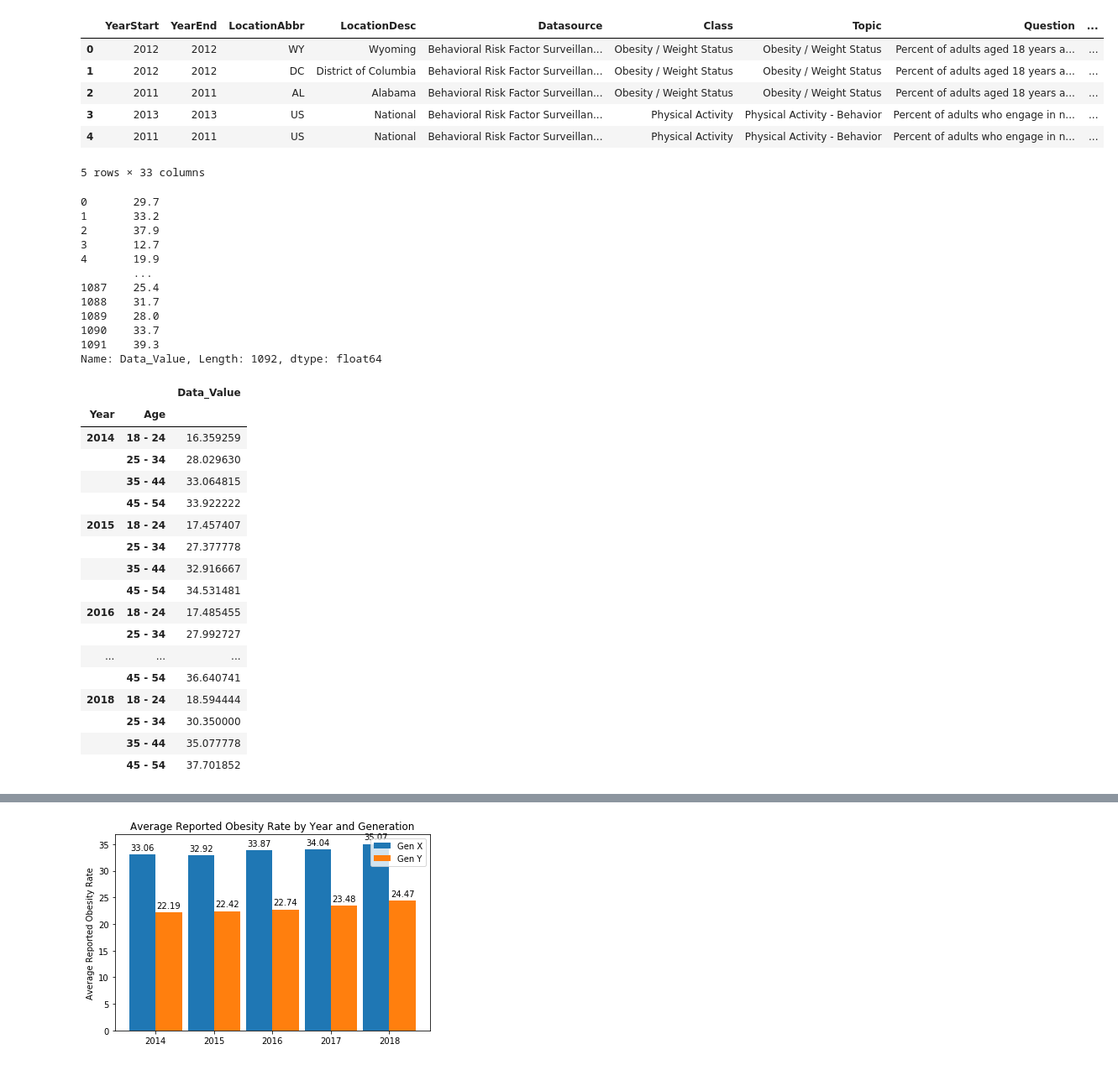
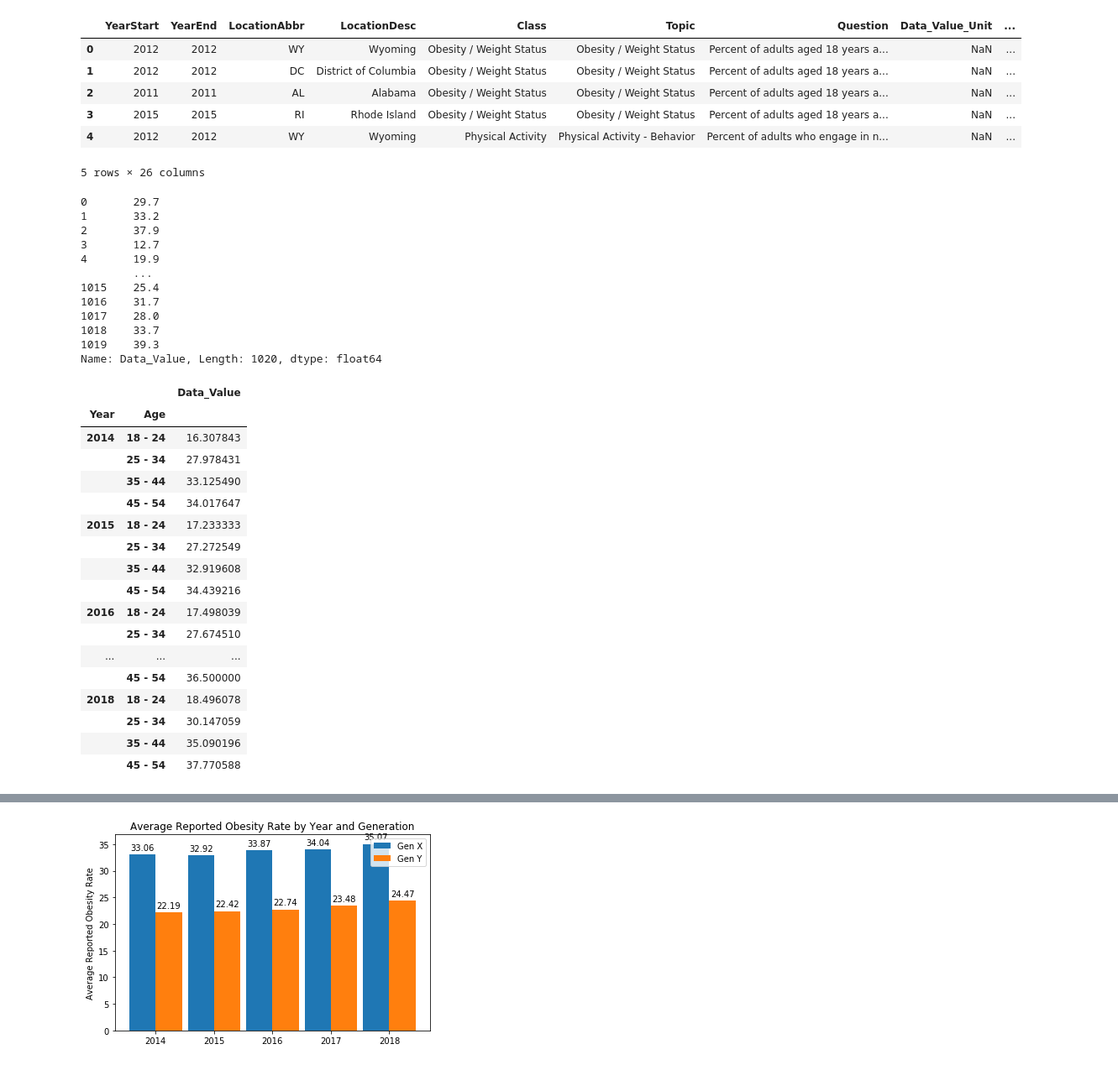
Before and after one commit to darkulzer/Project_1, a Jupyter notebook: Project1_Group2.ipynb, the cells around one changed output, grey strips where cells are left out. Shown: that part at 84% size. Cells and saved outputs as stored; diff of their text form; code cells hidden in the pictures.

```diff
--- a/Project1_Group2.ipynb
+++ b/Project1_Group2.ipynb
@@ -21,26 +21,26 @@ import random
 #!pwd
 # %%
 #load data
-csv_path = "Resources/NutritionPhysicalActivityObesity.csv"
+csv_path = "Resources/NutritionPhysicalActivityandObesity.csv"
 nutrition_data = pd.read_csv(csv_path)
 age_groups = nutrition_data.groupby('Age(years)')
 year_groups = nutrition_data.groupby('YearEnd')
 
 # Create a dataframe counting the number of data points for each age
 age_groups_count = pd.DataFrame(age_groups['Age(years)'].count())
 year_groups_count = pd.DataFrame(year_groups['YearEnd'].count())
 
 # View the groupby dataframe
 age_groups_count
 nutrition_data.head()
 # %% [output]
-|  | YearStart | YearEnd | LocationAbbr | LocationDesc | Datasource | Class | Topic | Question | ... |
-| 0 | 2012 | 2012 | WY | Wyoming | Behavioral Risk Factor Surveillan... | Obesity / Weight Status | Obesity / Weight Status | Percent of adults aged 18 years a... | ... |
-| 1 | 2012 | 2012 | DC | District of Columbia | Behavioral Risk Factor Surveillan... | Obesity / Weight Status | Obesity / Weight Status | Percent of adults aged 18 years a... | ... |
-| 2 | 2011 | 2011 | AL | Alabama | Behavioral Risk Factor Surveillan... | Obesity / Weight Status | Obesity / Weight Status | Percent of adults aged 18 years a... | ... |
-| 3 | 2013 | 2013 | US | National | Behavioral Risk Factor Surveillan... | Physical Activity | Physical Activity - Behavior | Percent of adults who engage in n... | ... |
-| 4 | 2011 | 2011 | US | National | Behavioral Risk Factor Surveillan... | Physical Activity | Physical Activity - Behavior | Percent of adults who engage in n... | ... |
+|  | YearStart | YearEnd | LocationAbbr | LocationDesc | Class | Topic | Question | Data_Value_Unit | ... |
+| 0 | 2012 | 2012 | WY | Wyoming | Obesity / Weight Status | Obesity / Weight Status | Percent of adults aged 18 years a... | NaN | ... |
+| 1 | 2012 | 2012 | DC | District of Columbia | Obesity / Weight Status | Obesity / Weight Status | Percent of adults aged 18 years a... | NaN | ... |
+| 2 | 2011 | 2011 | AL | Alabama | Obesity / Weight Status | Obesity / Weight Status | Percent of adults aged 18 years a... | NaN | ... |
+| 3 | 2015 | 2015 | RI | Rhode Island | Obesity / Weight Status | Obesity / Weight Status | Percent of adults aged 18 years a... | NaN | ... |
+| 4 | 2012 | 2012 | WY | Wyoming | Physical Activity | Physical Activity - Behavior | Percent of adults who engage in n... | NaN | ... |
-5 rows × 33 columns
+5 rows × 26 columns
 # %%
 # drop unesscary columns and fix labels
 nutrition_data = nutrition_data.drop(columns=['Data_Value_Unit',
@@ -118,12 +118,12 @@ pd.to_numeric(s)
 3       12.7
 4       19.9
         ...
-1087    25.4
-1088    31.7
-1089    28.0
-1090    33.7
-1091    39.3
-Name: Data_Value, Length: 1092, dtype: float64
+1015    25.4
+1016    31.7
+1017    28.0
+1018    33.7
+1019    39.3
+Name: Data_Value, Length: 1020, dtype: float64
 # %%
 subjecttest = ['Data_Value']
 datasettest = obesity_data_df.groupby(['Year','Age'])[subjecttest].mean()
@@ -131,22 +131,22 @@ datasettest
 # %% [output]
 |  |  | Data_Value |
 | Year | Age |  |
-| 2014 | 18 - 24 | 16.359259 |
-|  | 25 - 34 | 28.029630 |
-|  | 35 - 44 | 33.064815 |
-|  | 45 - 54 | 33.922222 |
-| 2015 | 18 - 24 | 17.457407 |
-|  | 25 - 34 | 27.377778 |
-|  | 35 - 44 | 32.916667 |
-|  | 45 - 54 | 34.531481 |
-| 2016 | 18 - 24 | 17.485455 |
-|  | 25 - 34 | 27.992727 |
+| 2014 | 18 - 24 | 16.307843 |
+|  | 25 - 34 | 27.978431 |
+|  | 35 - 44 | 33.125490 |
+|  | 45 - 54 | 34.017647 |
+| 2015 | 18 - 24 | 17.233333 |
+|  | 25 - 34 | 27.272549 |
+|  | 35 - 44 | 32.919608 |
+|  | 45 - 54 | 34.439216 |
+| 2016 | 18 - 24 | 17.498039 |
+|  | 25 - 34 | 27.674510 |
 | ... | ... | ... |
-|  | 45 - 54 | 36.640741 |
-| 2018 | 18 - 24 | 18.594444 |
-|  | 25 - 34 | 30.350000 |
-|  | 35 - 44 | 35.077778 |
-|  | 45 - 54 | 37.701852 |
+|  | 45 - 54 | 36.500000 |
+| 2018 | 18 - 24 | 18.496078 |
+|  | 25 - 34 | 30.147059 |
+|  | 35 - 44 | 35.090196 |
+|  | 45 - 54 | 37.770588 |
 # %%
 hhlabels =['Gen Y', 'Gen X']
 labels = ['2014', '2015', '2016', '2017', '2018']
```
Also changed, not shown: parts of 19 cells of this notebook, 4 other files.
